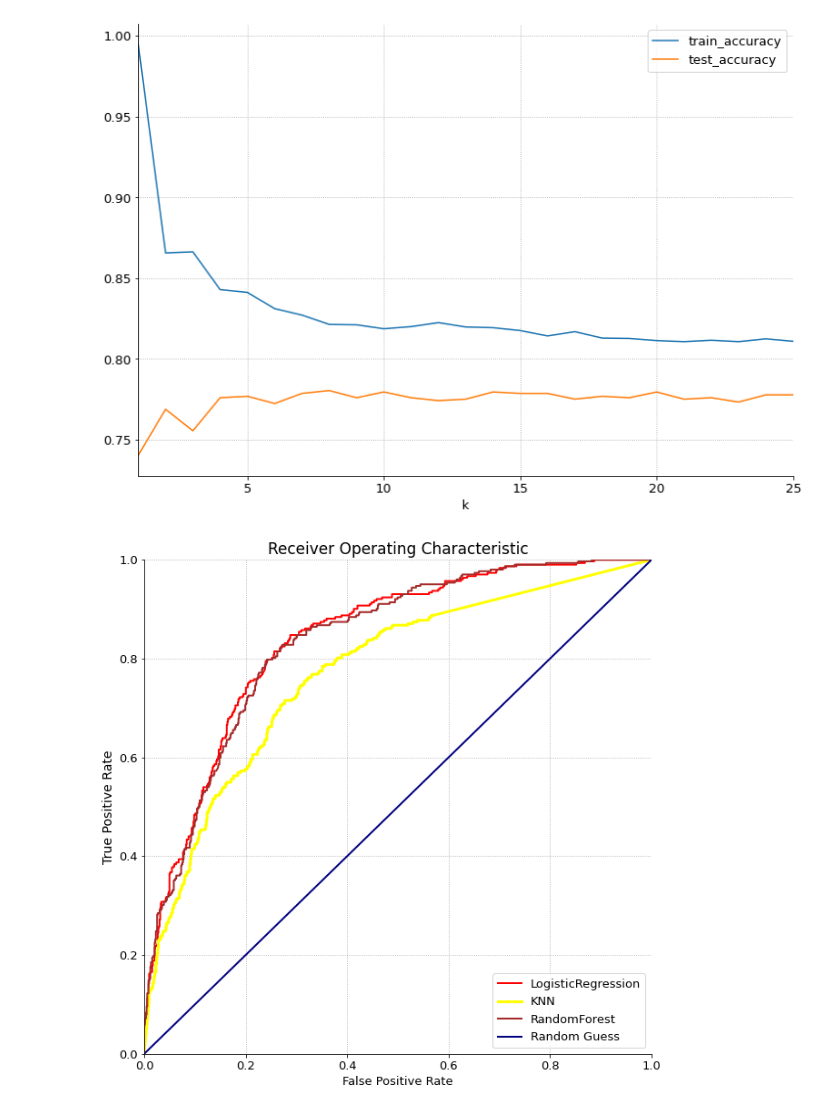
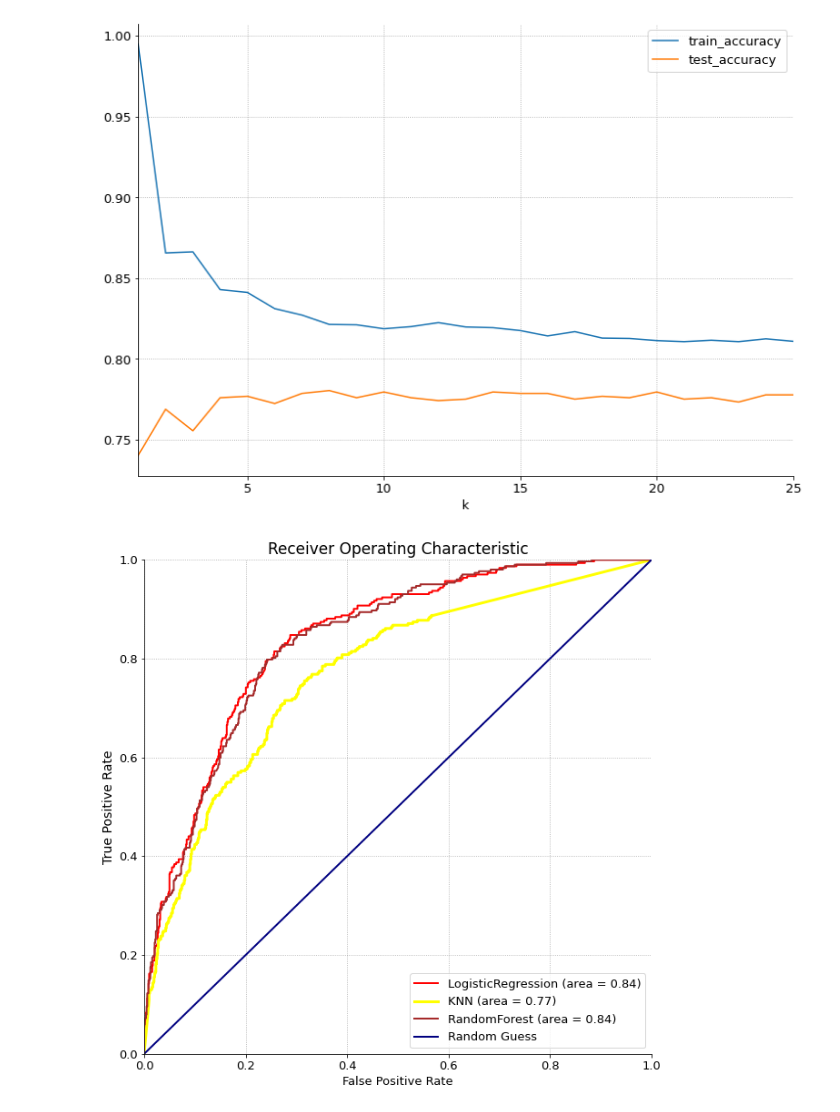
Before and after one commit to ravinder79/Telco_Churn, a Jupyter notebook: Telco_churn_ravinder.ipynb, the cells around one changed output. Drawn from its saved outputs; the diff is of its cells as text; code cells hidden in the pictures.

```diff
--- a/Telco_churn_ravinder.ipynb
+++ b/Telco_churn_ravinder.ipynb
@@ -869,3 +871,10 @@ util.plot_k_vs_accuracy(X_train_scaled, y_train, X_validate_scaled, y_validate)
 [figure]
 # %% [markdown]
 # Lets to encoding and feature engineering
+# %%
+df = acquire_r.get_data_from_sql()
+# %%
+train, validate, test = wrangle.wrangle_telco(df)
+# %%
+l = ['phone_service', 'contract_type','internet_service_type', 'payment_type','tenure_years']
+X_train = encode.encode(train,l)
@@ -903,6 +922,3 @@ encoder.fit(validate[['phone_service', 'contract_type','internet_service_type',
 m = encoder.transform(validate[['phone_service', 'contract_type','internet_service_type', 'payment_type','tenure_years']])
 # %%
 validate = pd.concat([validate, pd.DataFrame(m, columns = col_name,index = validate.index)], axis =1)
-# %%
-X_train = train.drop(columns = ['phone_service','phone_service', 'contract_type','internet_service_type', 'payment_type','tenure_years'])
-X_train.head(2)
@@ -1079,34 +1106,31 @@ util.plot_k_vs_accuracy(X_train_scaled, y_train, X_validate_scaled, y_validate)
 # %%
 from sklearn.metrics import auc, roc_curve, roc_auc_score, precision_recall_curve
 # plot the ROC curves
 plt.figure(figsize=(10,10))
 
 
 
 y_pred = logit.predict_proba(X_validate_scaled)[:,1]
 fpr, tpr, thresholds = roc_curve(y_validate, y_pred)
-plt.plot(fpr, tpr, color='red', lw=2, label='LogisticRegression')
-         #(area = %0.2f)' % auc_list[2])
+plt.plot(fpr, tpr, color='red', lw=2, label='LogisticRegression (area = %0.2f)' % auc(fpr, tpr))
 
 y_pred = knn.predict_proba(X_validate_scaled)[:,1]
 fpr, tpr, thresholds = roc_curve(y_validate, y_pred)
-plt.plot(fpr, tpr, color='yellow', lw=3, label='KNN')
-         #(area = %0.2f)' % auc_list[3])
+plt.plot(fpr, tpr, color='yellow', lw=3, label='KNN (area = %0.2f)' % auc(fpr, tpr))
 
 
 y_pred = clf.predict_proba(X_validate_scaled)[:,1]
 fpr, tpr, thresholds = roc_curve(y_validate, y_pred)
-plt.plot(fpr, tpr, color='brown', lw=2, label='RandomForest')
-         #(area = %0.2f)' % auc_list[5])
+plt.plot(fpr, tpr, color='brown', lw=2, label='RandomForest (area = %0.2f)' % auc(fpr, tpr))
 
 
 plt.plot([0, 1], [0, 1], color='navy', lw=2, linestyle= '-', label = 'Random Guess')
 plt.xlim([0.0, 1.0])
 plt.ylim([0.0, 1.0])
 plt.xlabel('False Positive Rate', fontsize=13)
 plt.ylabel('True Positive Rate', fontsize=14)
 plt.title('Receiver Operating Characteristic', fontsize=17)
 plt.legend(loc='lower right', fontsize=13)
 plt.show()
 # %% [output]
-[figure, old version]
+[figure, new version]
```
Also changed, not shown: parts of 6 cells of this notebook.
